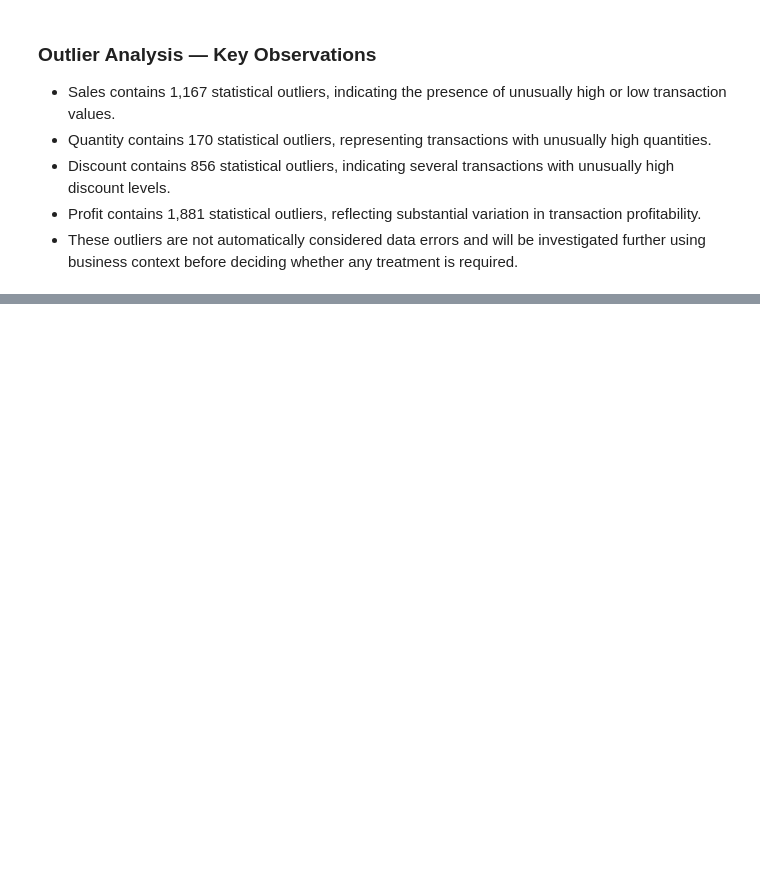
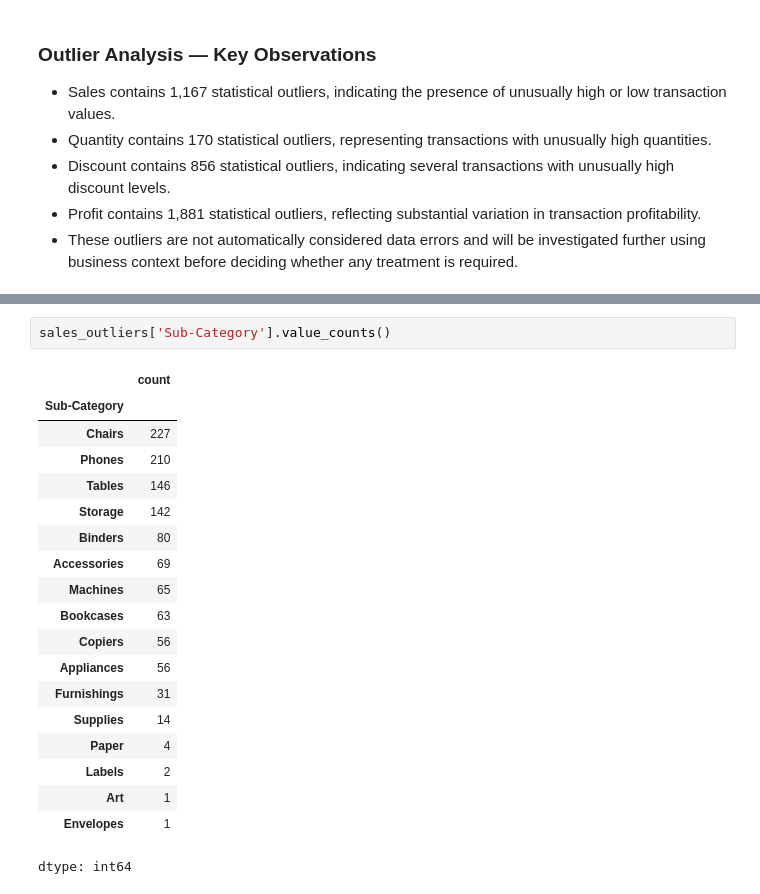
Before and after one commit to RaunakRana14/End-to-End-Retail-Data-Analysis, a Jupyter notebook: Superstore_Analysis.ipynb, the cells around one changed output, grey strips where cells are left out. Saved outputs shown, nothing was run; the diff lists cells and outputs as text; blank space fills up the shorter version.

```diff
--- a/Superstore_Analysis.ipynb
+++ b/Superstore_Analysis.ipynb
@@ -197,0 +260,22 @@ Profit: 1881 outliers
+# %%
+sales_outliers['Sub-Category'].value_counts()
+# %% [output]
+|  | count |
+| Sub-Category |  |
+| Chairs | 227 |
+| Phones | 210 |
+| Tables | 146 |
+| Storage | 142 |
+| Binders | 80 |
+| Accessories | 69 |
+| Machines | 65 |
+| Bookcases | 63 |
+| Copiers | 56 |
+| Appliances | 56 |
+| Furnishings | 31 |
+| Supplies | 14 |
+| Paper | 4 |
+| Labels | 2 |
+| Art | 1 |
+| Envelopes | 1 |
+dtype: int64
```
Also changed, not shown: parts of 30 cells of this notebook.
